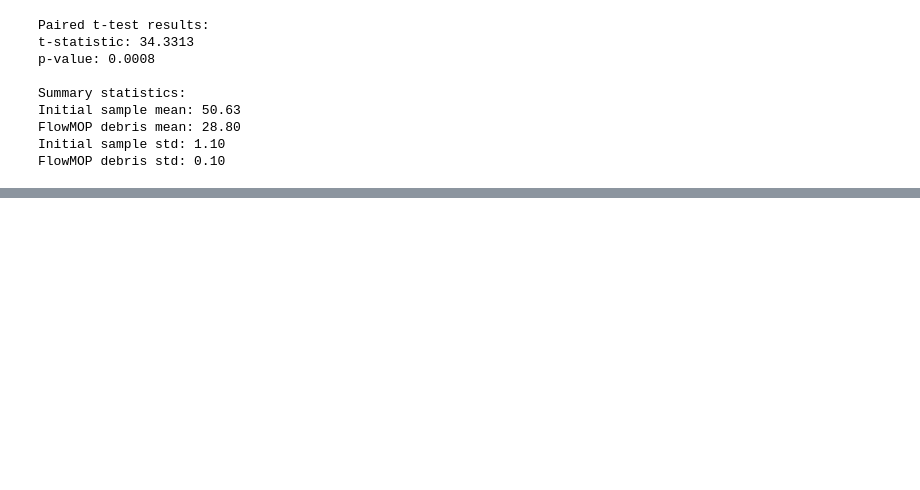
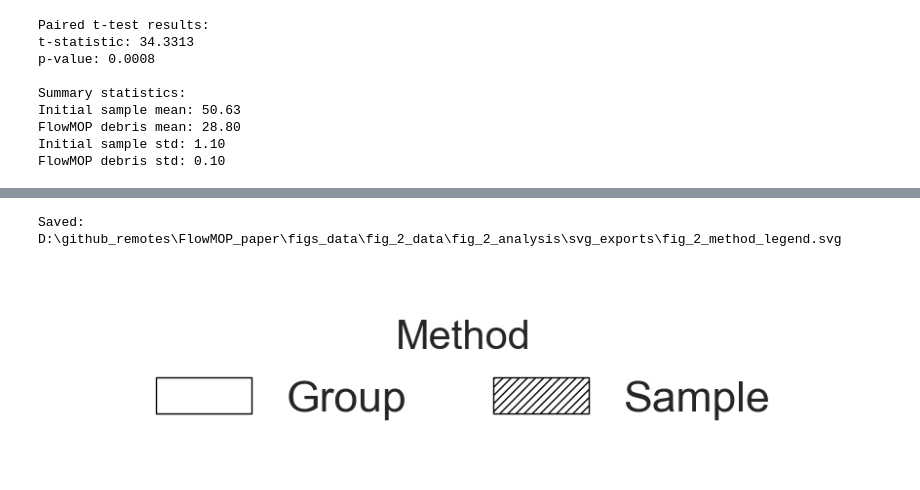
Before and after one commit to 1ordinateur/FlowMOP_paper, a Jupyter notebook: figs_data/fig_2_data/fig_2_analysis/fig_2_debris.ipynb, the cells around one changed output, grey strips where cells are left out. Drawn from its saved outputs; the diff is of its cells as text; code cells hidden in the pictures; blank space fills up the shorter version.

```diff
--- a/figs_data/fig_2_data/fig_2_analysis/fig_2_debris.ipynb
+++ b/figs_data/fig_2_data/fig_2_analysis/fig_2_debris.ipynb
@@ -534,0 +546,36 @@ SyntaxError: cannot assign to expression (3771134055.py, line 1)
+# %%
+from pathlib import Path
+from matplotlib.patches import Patch
+
+legend_handles = [
+    Patch(facecolor="white", edgecolor="black", label="Group"),
+    Patch(facecolor="white", edgecolor="black", hatch="////", label="Sample"),
+]
+
+legend_fig, legend_ax = plt.subplots(figsize=(11.0, 2.5))
+legend_ax.axis("off")
+legend_font = BIG_FONTS.get("label", 34) if "BIG_FONTS" in globals() else 34
+title_font = BIG_FONTS.get("title", 38) if "BIG_FONTS" in globals() else 38
+legend_ax.legend(
+    handles=legend_handles,
+    title="Method",
+    loc="center",
+    ncol=2,
+    frameon=False,
+    fontsize=legend_font,
+    title_fontsize=title_font,
+    handlelength=2.2,
+    handleheight=0.9,
+    columnspacing=2.0,
+)
+
+export_dir = Path("svg_exports")
+export_dir.mkdir(parents=True, exist_ok=True)
+legend_svg = export_dir / "fig_2_method_legend.svg"
+legend_fig.savefig(legend_svg, format="svg", bbox_inches="tight", transparent=True)
+print(f"Saved: {legend_svg.resolve()}")
+plt.show()
+plt.close(legend_fig)
+# %% [output]
+Saved: D:\github_remotes\FlowMOP_paper\figs_data\fig_2_data\fig_2_analysis\svg_exports\fig_2_method_legend.svg
+[figure, added]
```
Also changed, not shown: parts of 3 cells of this notebook, 10 other files.
